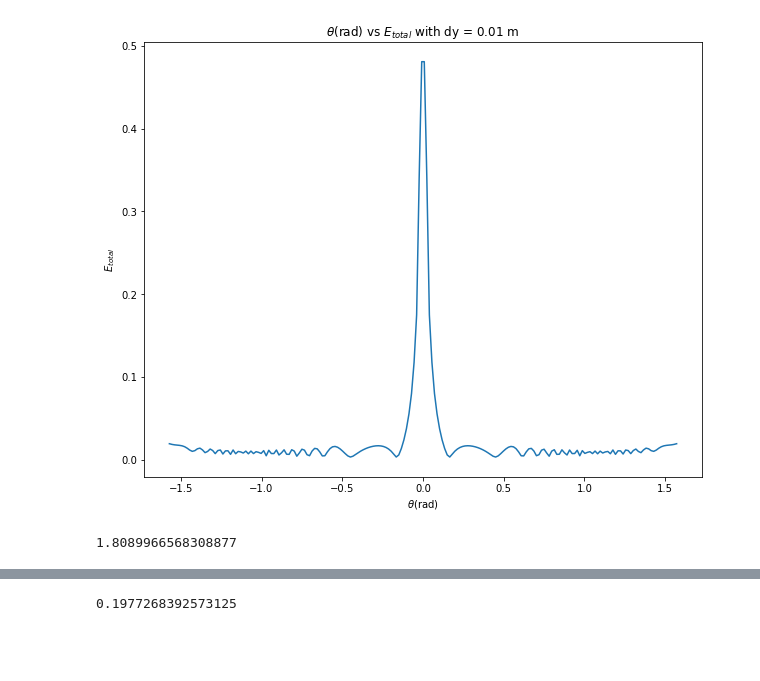
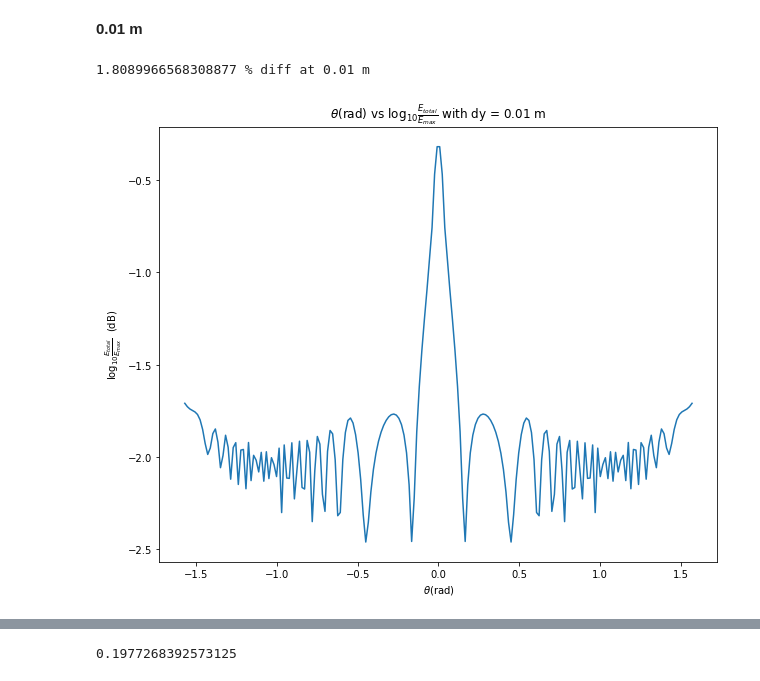
Before and after one commit to BrandonMaskell/B-Maskell-Research, a Jupyter notebook: Phys Project-checkpoint.ipynb, the cells around one changed output, grey strips where cells are left out. Saved outputs shown, nothing was run; the diff lists cells and outputs as text; code cells hidden in the pictures; blank space fills up the shorter version.

```diff
--- a/Phys Project-checkpoint.ipynb
+++ b/Phys Project-checkpoint.ipynb
@@ -257,20 +119,21 @@ plt.ylabel('$E_{total}$')
-# %%
-Etotal_dy = np.zeros(np.shape(theta))
-for i in range(theta.size):
-    Etotal_dy[i] = abs(Etotal_real( h_feed,wavelen,D,dx,0.01,theta[i])[0]+1j*Etotal_img(h_feed,wavelen,D,dx,0.01,theta[i])[0])
-
-Emax_dy = abs(Etotal_real( h_feed,wavelen,D,dx,0.01,0)[0]+1j*Etotal_img(h_feed,wavelen,D,dx,0.01,0)[0])
-
-plt.figure(figsize=(10,8))
-plt.plot(theta,Etotal_dy/Emax_dy)
-plt.title("$\\theta$(rad) vs $E_{total}$ with dy = 0.01 m")
-plt.xlabel('$\\theta$(rad)')
-plt.ylabel('$E_{total}$')
-#plt.savefig('theta_Etotal_dy.jpg')
-# %% [output]
-[figure, removed]
+# %% [markdown]
+**0.01 m**
 # %%
+Etotal_dy = np.zeros(np.shape(theta))
+for i in range(theta.size):
+    Etotal_dy[i] = abs(Etotal_real( h_feed,wavelen,D,dx,0.01,theta[i])[0]+1j*Etotal_img(h_feed,wavelen,D,dx,0.01,theta[i])[0])
+
+Emax_dy = abs(Etotal_real( h_feed,wavelen,D,dx,0.01,0)[0]+1j*Etotal_img(h_feed,wavelen,D,dx,0.01,0)[0])
+
+plt.figure(figsize=(10,8))
+plt.plot(theta,np.log10(Etotal_dy/Emax_dy))
+plt.title("$\\theta$(rad) vs $\log_{10}{\\frac{E_{total}}{E_{max}}}$ with dy = 0.01 m")
+plt.xlabel('$\\theta$(rad)')
+plt.ylabel('$\log_{10}{\\frac{E_{total}}{E_{max}}}$  (dB)')
+#plt.savefig('theta_Etotal_dy.jpg')
+
 percentage_err = abs(((Etotal[i]-Etotal_dy[i])/Etotal[i])*100)
-print(percentage_err)
+print(percentage_err,'% diff at 0.01 m')
 # %% [output]
-1.8089966568308877
+1.8089966568308877 % diff at 0.01 m
+[figure, added]
```
Also changed, not shown: parts of 59 cells of this notebook.
